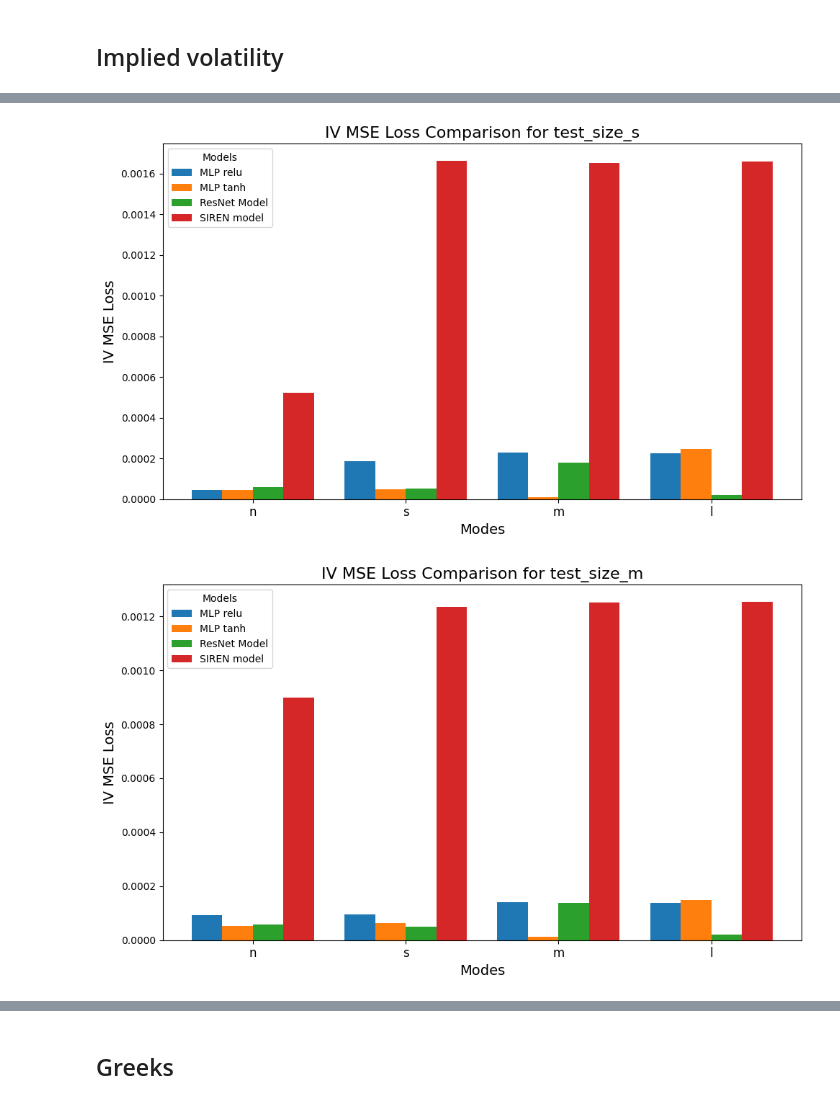
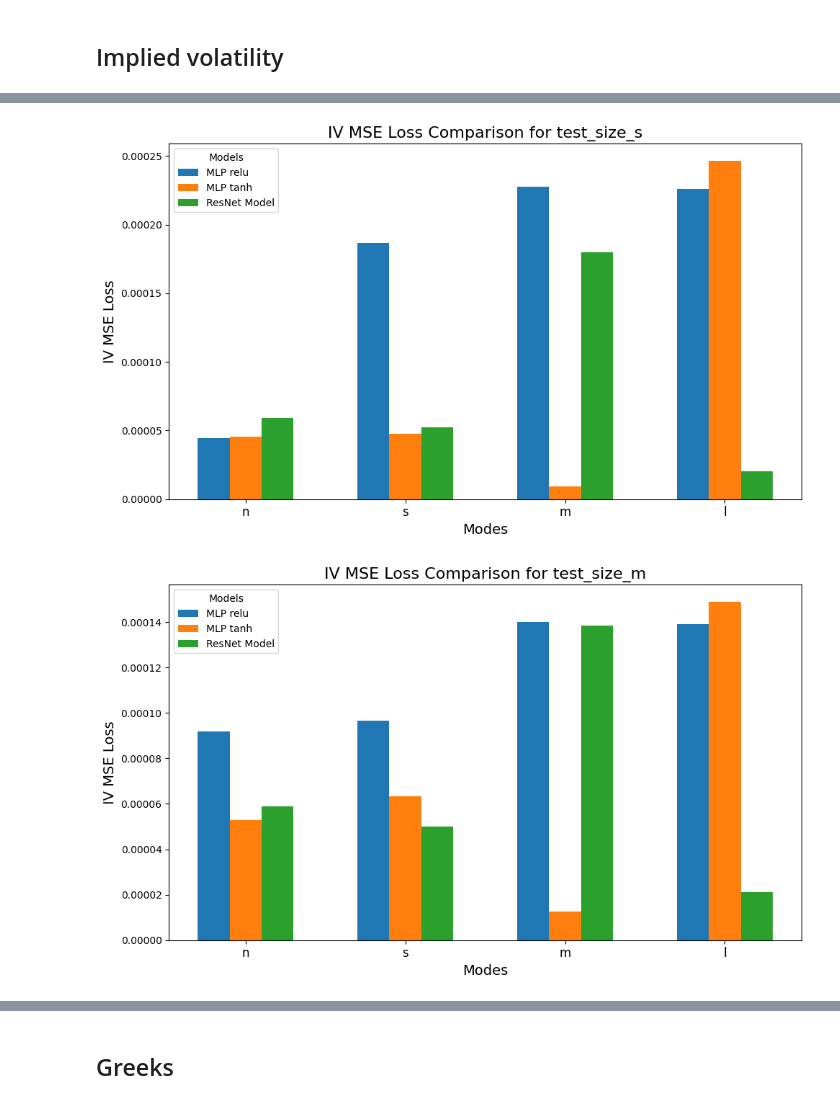
Before and after one commit to st43r/BlackFormulaApproximation, a Jupyter notebook: Black Model.ipynb, the cells around one changed output, grey strips where cells are left out. Drawn from its saved outputs; the diff is of its cells as text; code cells hidden in the pictures.

Commit message:
Graphs correction.

```diff
--- a/Black Model.ipynb
+++ b/Black Model.ipynb
@@ -987,7 +988,7 @@ for size in train_data[list(train_data.keys())[0]].keys():
 
 	# Loop through each model and plot
 	for model_name, model_data in train_data.items():
-		if model_name in exclude_models:
+		if model_name in exclude_models[0]:
 			continue
 
 		epochs = list(model_data["n"].keys())
@@ -1017,7 +1018,7 @@ for size in train_data[list(train_data.keys())[0]].keys():
 # %%
 for size in test_data.keys():
 	test_size = test_data[size]
-	models = [model for model in test_size.keys() if model != exclude_models[0]]
+	models = [model for model in test_size.keys() if model not in exclude_models]
 	modes = list(next(iter(test_size.values())).keys())
 	mse_loss = {model: [test_size[model][mode]['mse'] for mode in modes] for model in models}
 
@@ -1050,7 +1051,7 @@ for size in test_data.keys():
 # %%
 for size in test_data.keys():
 	test_size = test_data[size]
-	models = [model for model in test_size.keys() if model != exclude_models[0]]
+	models = [model for model in test_size.keys() if model not in exclude_models]
 	modes = list(next(iter(test_size.values())).keys())
 	mae_loss = {model: [test_size[model][mode]['mae'] for mode in modes] for model in models}
 
@@ -1083,7 +1084,7 @@ for size in test_data.keys():
 # %%
 for size in test_data.keys():
 	test_size = test_data[size]
-	models = [model for model in test_size.keys() if model != "KAN"]
+	models = [model for model in test_size.keys() if model not in exclude_models]
 	modes = list(next(iter(test_size.values())).keys())
 	mre_loss = {model: [test_size[model][mode]['mre'] for mode in modes] for model in models}
 
@@ -1116,7 +1117,7 @@ for size in test_data.keys():
 # %%
 for size in test_data.keys():
 	test_size = test_data[size]
-	models = [model for model in test_size.keys() if model != exclude_models[0]]
+	models = [model for model in test_size.keys() if model not in exclude_models]
 	modes = list(next(iter(test_size.values())).keys())
 	iv_mse_loss = {model: [test_size[model][mode]['iv_mse'] for mode in modes] for model in models}
 
@@ -1144,2 +1145,2 @@ for size in test_data.keys():
-[figure, old version]
+[figure, new version]
-[figure, old version]
+[figure, new version]
```
Also changed, not shown: parts of 6 cells of this notebook.
